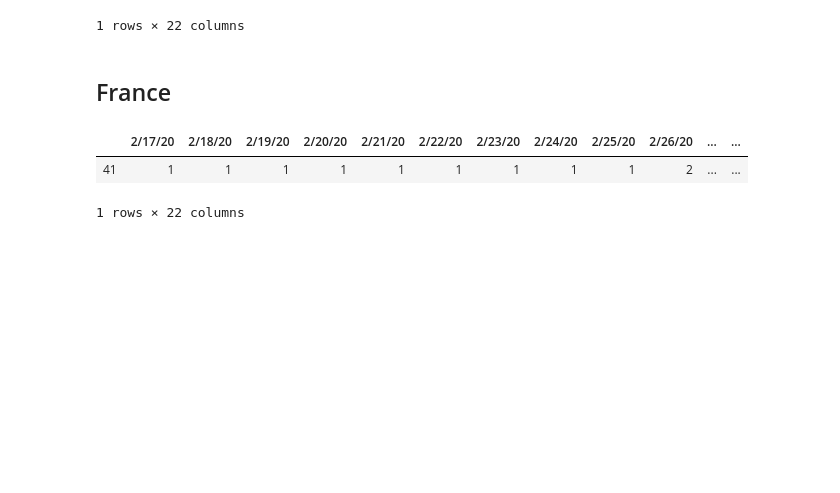
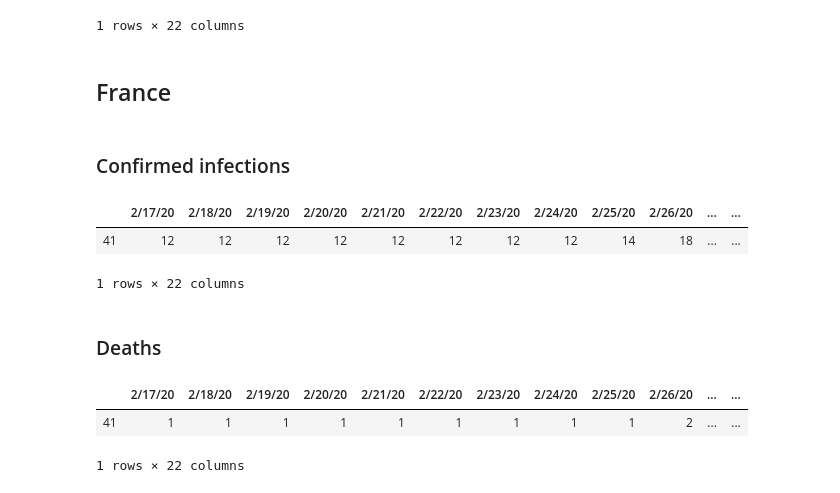
Before and after one commit to luigiselmi/datascience, a Jupyter notebook: python/covid-19_deaths.ipynb, the cells around one changed output. Cells and saved outputs as stored; diff of their text form; code cells hidden in the pictures; blank space fills up the shorter version.

```diff
--- a/python/covid-19_deaths.ipynb
+++ b/python/covid-19_deaths.ipynb
@@ -32,6 +55,17 @@ dg = deaths_germany.T['2/17/20':]; dg.T
 1 rows × 22 columns
 # %% [markdown]
 ## France
+# %% [markdown]
+### Confirmed infections
+# %%
+confirmed_france = confirmed[confirmed['Country/Region'] == 'France']
+cf = confirmed_france.T['2/17/20':]; cf.T
+# %% [output]
+|  | 2/17/20 | 2/18/20 | 2/19/20 | 2/20/20 | 2/21/20 | 2/22/20 | 2/23/20 | 2/24/20 | 2/25/20 | 2/26/20 | ... | ... |
+| 41 | 12 | 12 | 12 | 12 | 12 | 12 | 12 | 12 | 14 | 18 | ... | ... |
+1 rows × 22 columns
+# %% [markdown]
+### Deaths
 # %%
 deaths_france = deaths[deaths['Country/Region'] == 'France']
 df = deaths_france.T['2/17/20':]; df.T
```
Also changed, not shown: parts of 15 cells of this notebook.
